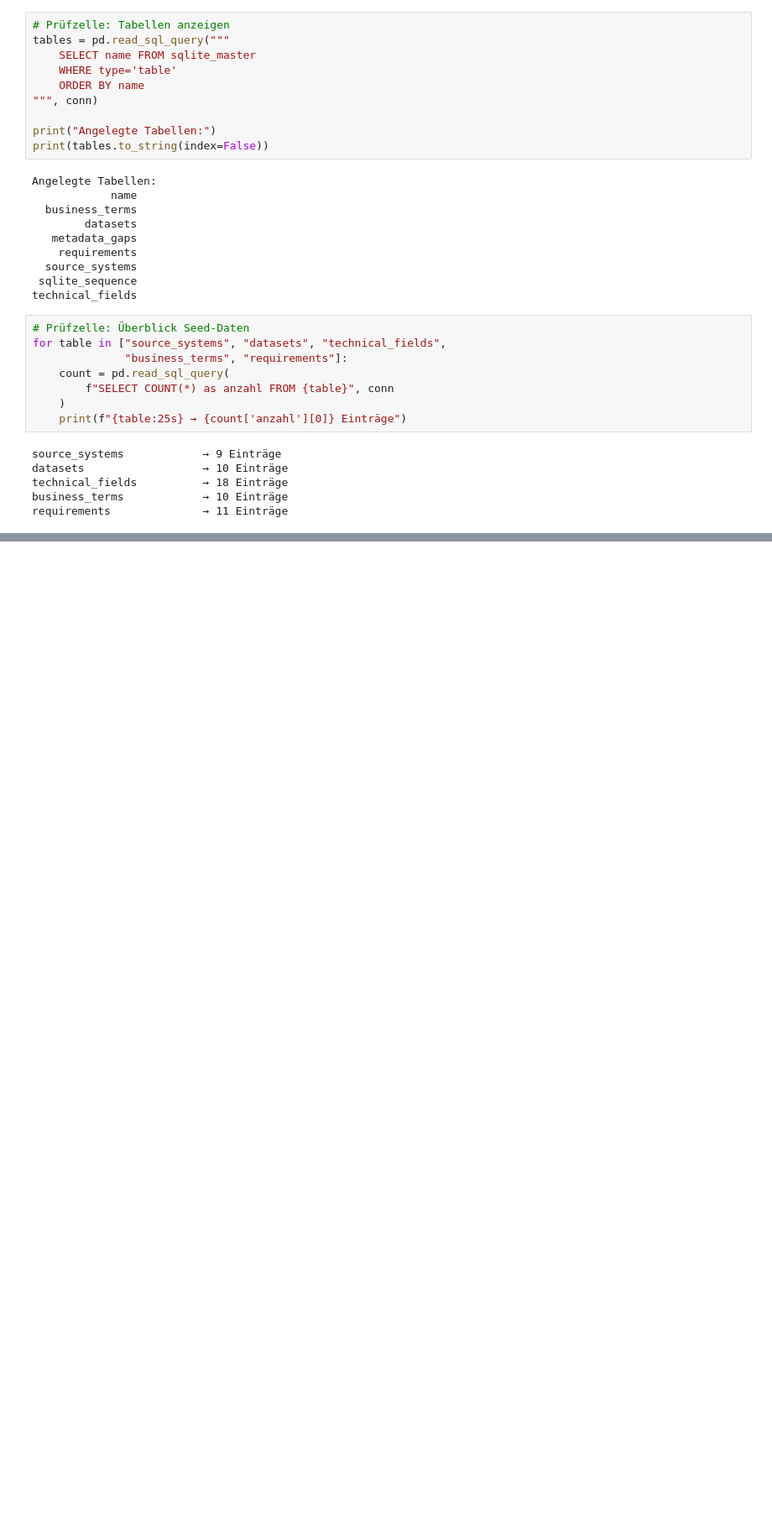
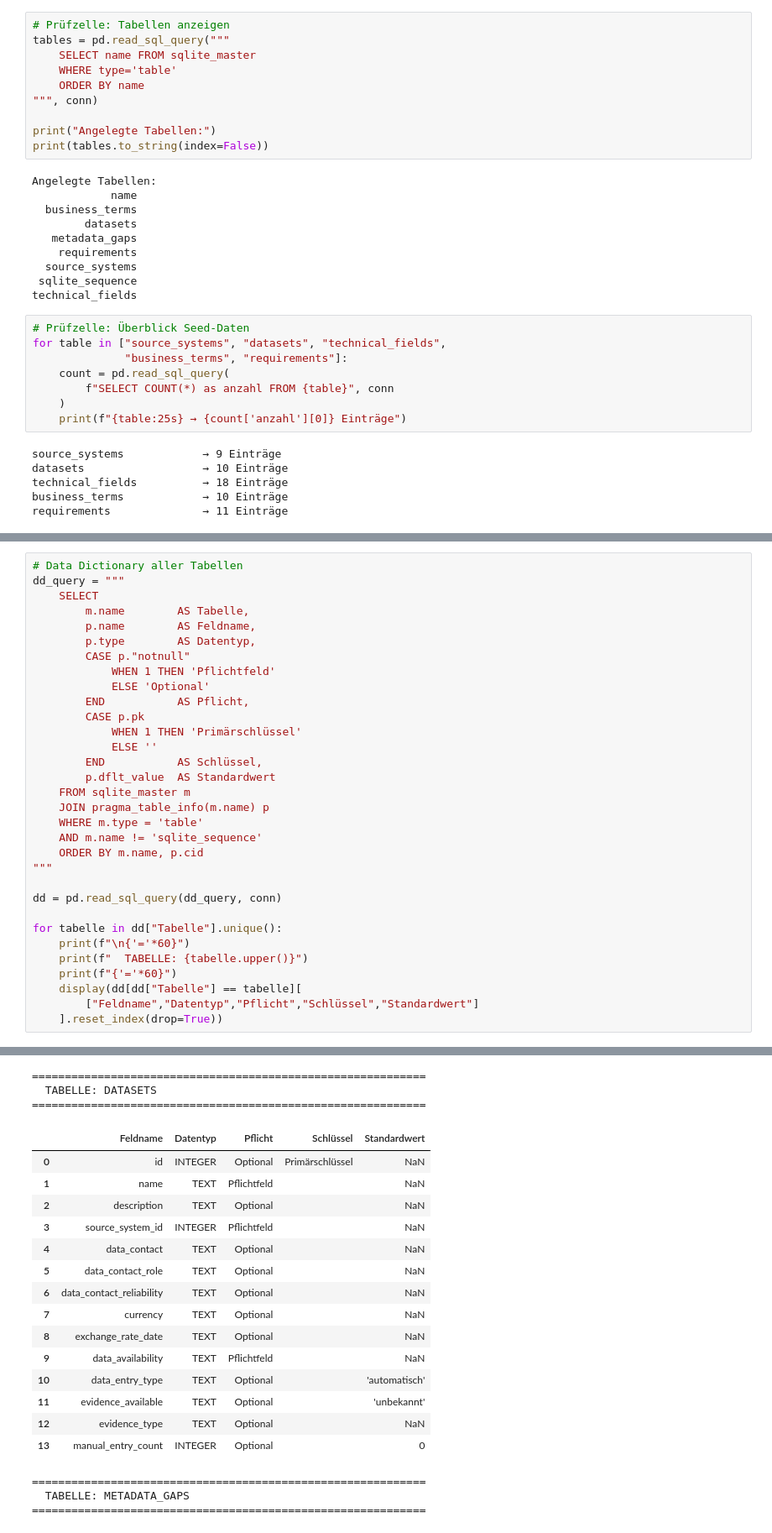
Before and after one commit to EmmaWittwer/A_Metadata_Catalog_and_Gap_Detection_Framework_for_AI_Ready_Scope_3.1_Reporting, a Jupyter notebook: scope31_catalog.ipynb, the cells around one changed output, grey strips where cells are left out. Shown at 84% size. Saved outputs shown, nothing was run; the diff lists cells and outputs as text; blank space fills up the shorter version.

```diff
--- a/scope31_catalog.ipynb
+++ b/scope31_catalog.ipynb
@@ -214,0 +341,33 @@ requirements              → 11 Einträge
+# %%
+# Data Dictionary aller Tabellen
+dd_query = """
+    SELECT
+        m.name        AS Tabelle,
+        p.name        AS Feldname,
+        p.type        AS Datentyp,
+        CASE p."notnull"
+            WHEN 1 THEN 'Pflichtfeld'
+            ELSE 'Optional'
+        END           AS Pflicht,
+        CASE p.pk
+            WHEN 1 THEN 'Primärschlüssel'
+            ELSE ''
+        END           AS Schlüssel,
+        p.dflt_value  AS Standardwert
+    FROM sqlite_master m
+    JOIN pragma_table_info(m.name) p
+    WHERE m.type = 'table'
+    AND m.name != 'sqlite_sequence'
+    ORDER BY m.name, p.cid
+"""
+
+dd = pd.read_sql_query(dd_query, conn)
+
+for tabelle in dd["Tabelle"].unique():
+    print(f"\n{'='*60}")
+    print(f"  TABELLE: {tabelle.upper()}")
+    print(f"{'='*60}")
+    display(dd[dd["Tabelle"] == tabelle][
+        ["Feldname","Datentyp","Pflicht","Schlüssel","Standardwert"]
+    ].reset_index(drop=True))
+# %% [output]
@@ -214,0 +384,21 @@ requirements              → 11 Einträge
+============================================================
+  TABELLE: DATASETS
+============================================================
+|  | Feldname | Datentyp | Pflicht | Schlüssel | Standardwert |
+| 0 | id | INTEGER | Optional | Primärschlüssel | NaN |
+| 1 | name | TEXT | Pflichtfeld |  | NaN |
+| 2 | description | TEXT | Optional |  | NaN |
+| 3 | source_system_id | INTEGER | Pflichtfeld |  | NaN |
+| 4 | data_contact | TEXT | Optional |  | NaN |
+| 5 | data_contact_role | TEXT | Optional |  | NaN |
+| 6 | data_contact_reliability | TEXT | Optional |  | NaN |
+| 7 | currency | TEXT | Optional |  | NaN |
+| 8 | exchange_rate_date | TEXT | Optional |  | NaN |
+| 9 | data_availability | TEXT | Pflichtfeld |  | NaN |
+| 10 | data_entry_type | TEXT | Optional |  | 'automatisch' |
+| 11 | evidence_available | TEXT | Optional |  | 'unbekannt' |
+| 12 | evidence_type | TEXT | Optional |  | NaN |
+| 13 | manual_entry_count | INTEGER | Optional |  | 0 |
+============================================================
+  TABELLE: METADATA_GAPS
+============================================================
```
Also changed, not shown: parts of 13 cells of this notebook, 3 other files.
